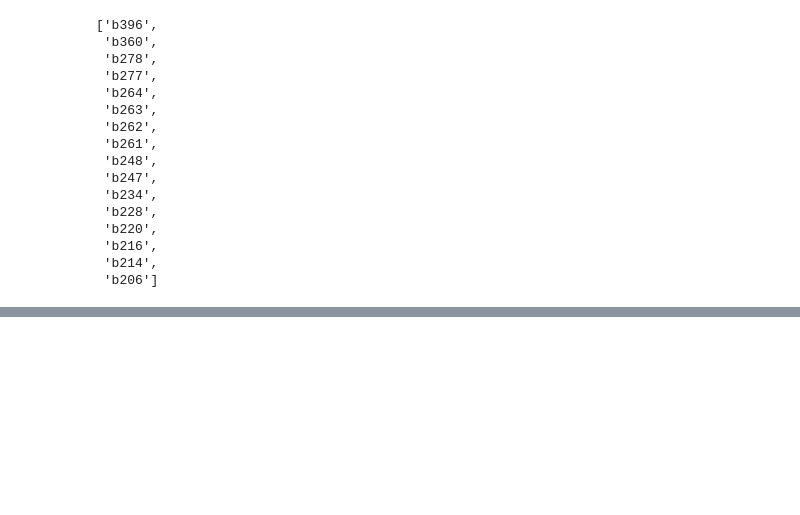
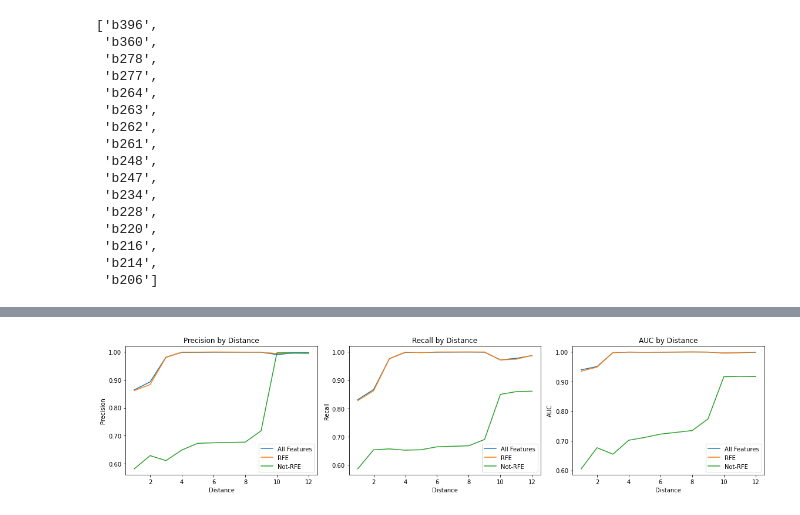
Before and after one commit to leliel12/denoise, a Jupyter notebook: 07_tables.ipynb, the cells around one changed output, grey strips where cells are left out. Saved outputs shown, nothing was run; the diff lists cells and outputs as text; code cells hidden in the pictures; blank space fills up the shorter version.

```diff
--- a/07_tables.ipynb
+++ b/07_tables.ipynb
@@ -190,10 +177,27 @@ plt.show()
 # %%
 from collections import Counter
 
-md = df.groupby("Distance").median()
-freq = Counter(df.Distance.values)
+def freq_df(df, name):
+    md = df.groupby("Distance").median()
+    freq = Counter(df.Distance.values)
 
-def get_freq(r):
-    return freq[r.name]
+    def get_freq(r):
+        return freq[r.name]
 
-md["Count"] = md.apply(get_freq, axis=1)
+    md["Count"] = md.apply(get_freq, axis=1)
+
+    md.columns = pd.MultiIndex.from_product([[name], md.columns])
+    return md
+
+
+afeats_freq = freq_df(afeats_df, "All Features")
+selected_freq = freq_df(selected_df, "RFE")
+unselected_freq = freq_df(unselected_df, "Not-RFE")
+freqs = afeats_freq.join(selected_freq).join(unselected_freq)
+
+count = freqs[("RFE", "Count")].values
+freqs = freqs.drop('Count', axis=1, level=1)
+freqs["Count"] = count
+# %%
+freqs = freqs[freqs.Count >= 5]
+freqs
@@ -219,2 +239,21 @@ Distance &            &         &       &        \\
 \bottomrule
 \end{tabular}
+# %%
+from matplotlib.ticker import StrMethodFormatter
+
+def plot_by_distance(freqs, attr, ax):
+    freqs.loc[:,(slice(None), attr)].droplevel(1, axis=1).plot(ax=ax)
+
+    ax.set_title(f"{attr} by Distance")
+    ax.yaxis.set_major_formatter(StrMethodFormatter('{x:,.2f}'))
+    ax.yaxis.set_major_locator(plt.MaxNLocator(5))
+    ax.set_ylabel(attr)
+
+fig, axes = plt.subplots(1,3, figsize=(16, 4))
+plot_by_distance(freqs, "Precision", axes[0])
+plot_by_distance(freqs, "Recall", axes[1])
+plot_by_distance(freqs, "AUC", axes[2])
+fig.align_ylabels()
+fig.tight_layout()
+# %% [output]
+[figure, added]
```
Also changed, not shown: parts of 9 cells of this notebook, 6 other files.
